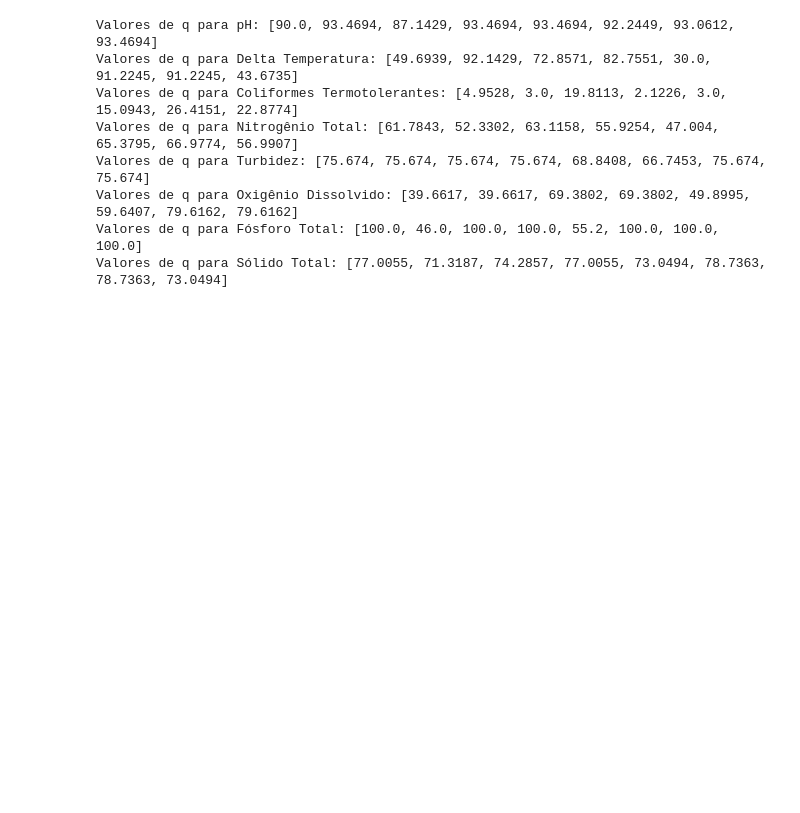
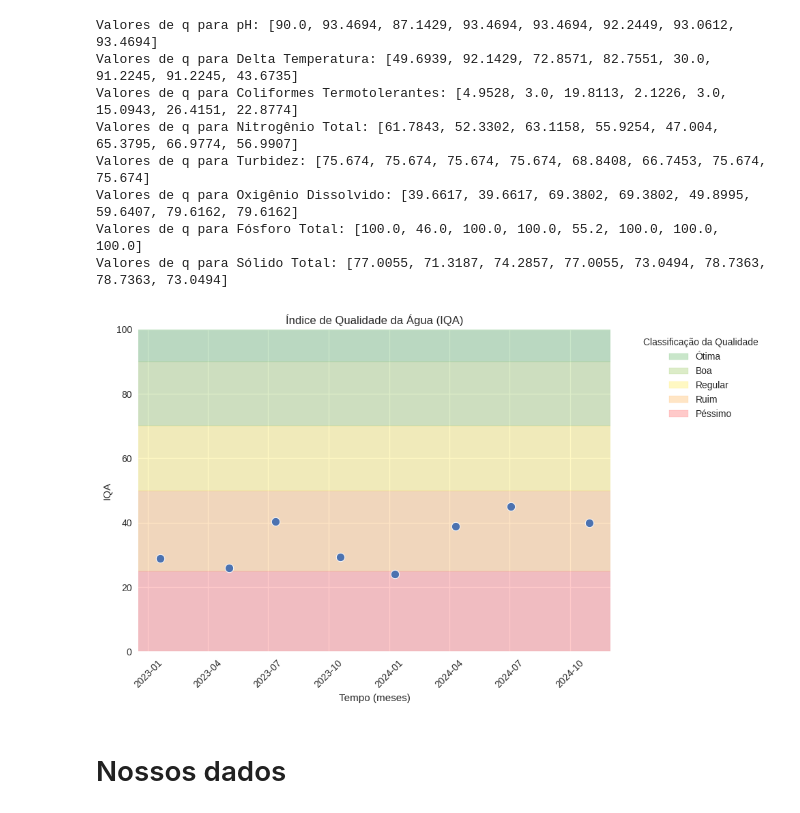
Before and after one commit to thevitorhideki/qta, a Jupyter notebook: dados_historicos.ipynb, the cells around one changed output. Cells and saved outputs as stored; diff of their text form; code cells hidden in the pictures; blank space fills up the shorter version.

Commit message:
dados bonitos

```diff
--- a/dados_historicos.ipynb
+++ b/dados_historicos.ipynb
@@ -279,7 +288,10 @@ iqa_data = {
 }
 # %%
 # Loop para calcular os Q's de cada parâmetro
-for param in data['Parametro'].unique():
+x = data['Parametro'].unique()
+x = np.delete(x, 5)
+
+for param in x:
     data_per_param = data.loc[data['Parametro'] == param]
     iqa_df = pd.read_excel(iqa_file, iqa_data[param]['name'])
 
@@ -309,3 +321,53 @@ Valores de q para Turbidez: [75.674, 75.674, 75.674, 75.674, 68.8408, 66.7453, 7
 Valores de q para Oxigênio Dissolvido: [39.6617, 39.6617, 69.3802, 69.3802, 49.8995, 59.6407, 79.6162, 79.6162]
 Valores de q para Fósforo Total: [100.0, 46.0, 100.0, 100.0, 55.2, 100.0, 100.0, 100.0]
 Valores de q para Sólido Total: [77.0055, 71.3187, 74.2857, 77.0055, 73.0494, 78.7363, 78.7363, 73.0494]
+# %%
+# Pesos dos parâmetros
+pesos = np.array([iqa_data[param]['peso'] for param in iqa_data])
+
+# Valores de qualidade (q) para cada amostra
+q_values = np.array([iqa_data[param]['q'] for param in iqa_data])
+
+IQA = np.prod(q_values**pesos[:, None], axis=0)
+df_iqa = pd.DataFrame()
+
+df_iqa['Data'] = data['Data Coleta'].unique()
+df_iqa['IQA'] = IQA
+
+# Plotting IQA over time
+plt.figure(figsize=(10, 6))
+
+# Define quality bands
+bands = [
+    {'min': 90, 'max': 100, 'color': '#4CAF50', 'label': 'Ótima'},     # Dark green
+    {'min': 70, 'max': 90, 'color': '#8BC34A', 'label': 'Boa'},        # Light green
+    {'min': 50, 'max': 70, 'color': '#FFEB3B', 'label': 'Regular'},    # Yellow
+    {'min': 25, 'max': 50, 'color': '#FFAB40', 'label': 'Ruim'},       # Orange
+    {'min': 0, 'max': 25, 'color': '#FF5252', 'label': 'Péssimo'}      # Red
+]
+
+# Add colored bands to the background
+for band in bands:
+    plt.axhspan(band['min'], band['max'], alpha=0.3, color=band['color'], label=band['label'])
+
+# Plot the data points using your existing code
+sns.scatterplot(data=df_iqa, x='Data', y='IQA', marker='o', s=80)
+# Add line connecting points
+
+plt.title('Índice de Qualidade da Água (IQA)')
+plt.xlabel('Tempo (meses)')
+plt.ylabel('IQA')
+plt.ylim(0, 100)
+plt.grid(True)
+
+plt.legend(bbox_to_anchor=(1.05, 1), loc='upper left', title='Classificação da Qualidade')
+
+# Improve x-axis date formatting if needed
+plt.xticks(rotation=45)
+plt.tight_layout()
+
+plt.show()
+# %% [output]
+[figure, added]
+# %% [markdown]
+# Nossos dados
```
Also changed, not shown: parts of 9 cells of this notebook.
